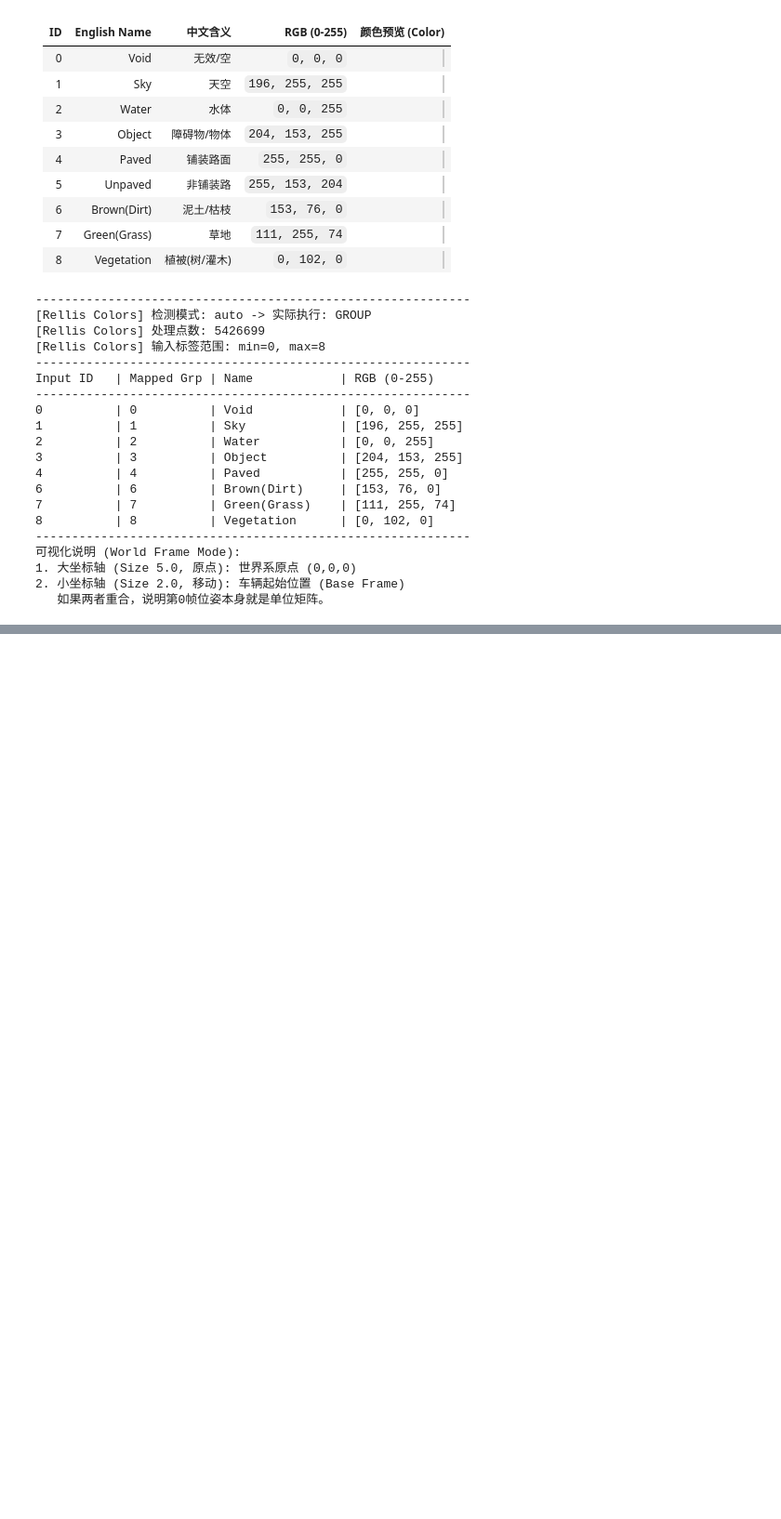
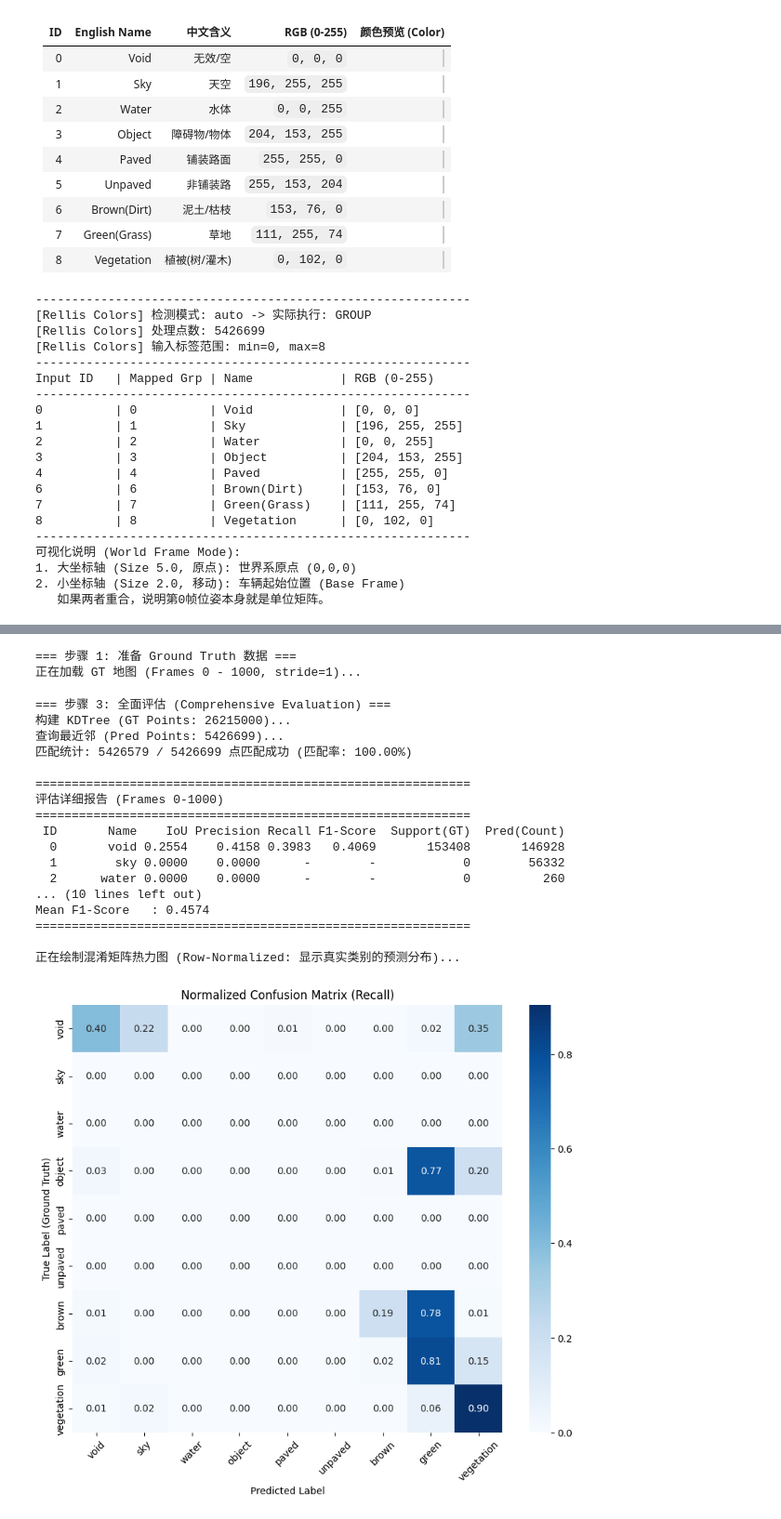
Before and after one commit to xzy2022/EvSemMap, a Jupyter notebook: notebbooks/02_PointCloud_Accumulation.ipynb, the cells around one changed output, grey strips where cells are left out. Shown: that part at 93% size. Cells and saved outputs as stored; diff of their text form; code cells hidden in the pictures; blank space fills up the shorter version.

```diff
--- a/notebbooks/02_PointCloud_Accumulation.ipynb
+++ b/notebbooks/02_PointCloud_Accumulation.ipynb
@@ -734,0 +647,73 @@ Global Accuracy: 0.7813
+# %%
+# ================= 配置 =================
+# 必须与之前的 Mapping 设置一致
+EVAL_START_IDX = START_FRAME_IDX
+EVAL_NUM_FRAMES = NUM_FRAMES
+EVAL_SEARCH_RADIUS = 0.8  # 匹配半径(米)，如果有些许漂移可适当调大到 0.8 或 1.0
+
+# 1. 准备 GT 数据
+print("=== 步骤 1: 准备 Ground Truth 数据 ===")
+gt_points_all, gt_labels_all = accumulate_gt_map(
+    start_idx=EVAL_START_IDX,
+    num_frames=EVAL_NUM_FRAMES,
+    poses=all_poses,
+    root_dir=RELLIS_ROOT,
+    seq_id=SEQ_ID,
+    stride=1 # 评估时建议加载每一帧的 GT 以获得最密集的参考
+)
+
+
+
+# ================= 4. 执行新版评估 =================
+if 'gt_points_all' in locals() and 'global_points' in locals():
+    print("\n=== 步骤 3: 全面评估 (Comprehensive Evaluation) ===")
+
+    # 确保标签是 int 类型
+    global_labels_int = global_labels.astype(int)
+
+    results = evaluate_map_comprehensive(
+        pred_points=global_points,
+        pred_labels=global_labels_int,
+        gt_points=gt_points_all,
+        gt_labels=gt_labels_all,
+        search_radius=EVAL_SEARCH_RADIUS
+    )
+
+    print("\n" + "="*60)
+    print(f"评估详细报告 (Frames {EVAL_START_IDX}-{EVAL_START_IDX+EVAL_NUM_FRAMES})")
+    print("="*60)
+    print(results["DataFrame"].to_string(index=False))
+    print("-" * 60)
+    print(f"Global Accuracy : {results['GlobalAcc']:.4f}")
+    print(f"Mean IoU        : {results['mIoU']:.4f}")
+    print(f"Mean Accuracy   : {results['mAcc']:.4f}  <-- 关注这个! 若低说明小类由于不平衡被牺牲了")
+    print(f"Mean F1-Score   : {results['mF1']:.4f}")
+    print("="*60)
+
+    # 绘制混淆矩阵
+    print("\n正在绘制混淆矩阵热力图 (Row-Normalized: 显示真实类别的预测分布)...")
+    plot_confusion_matrix(results["ConfusionMatrix"], CLASS_NAMES_9, normalize=True, title='Normalized Confusion Matrix (Recall)')
+
+else:
+    print("错误: 请先运行步骤 1 和 2 加载数据。")
+# %% [output]
+=== 步骤 1: 准备 Ground Truth 数据 ===
+正在加载 GT 地图 (Frames 0 - 1000, stride=1)...
+=== 步骤 3: 全面评估 (Comprehensive Evaluation) ===
+构建 KDTree (GT Points: 26215000)...
+查询最近邻 (Pred Points: 5426699)...
+匹配统计: 5426579 / 5426699 点匹配成功 (匹配率: 100.00%)
+
+============================================================
+评估详细报告 (Frames 0-1000)
+============================================================
+ ID       Name    IoU Precision Recall F1-Score  Support(GT)  Pred(Count)
+  0       void 0.2554    0.4158 0.3983   0.4069       153408       146928
+  1        sky 0.0000    0.0000      -        -            0        56332
+  2      water 0.0000    0.0000      -        -            0          260
+... (10 lines left out)
+Mean F1-Score   : 0.4574
+============================================================
+
+正在绘制混淆矩阵热力图 (Row-Normalized: 显示真实类别的预测分布)...
+[figure, added]
```
Also changed, not shown: parts of 4 cells of this notebook.
